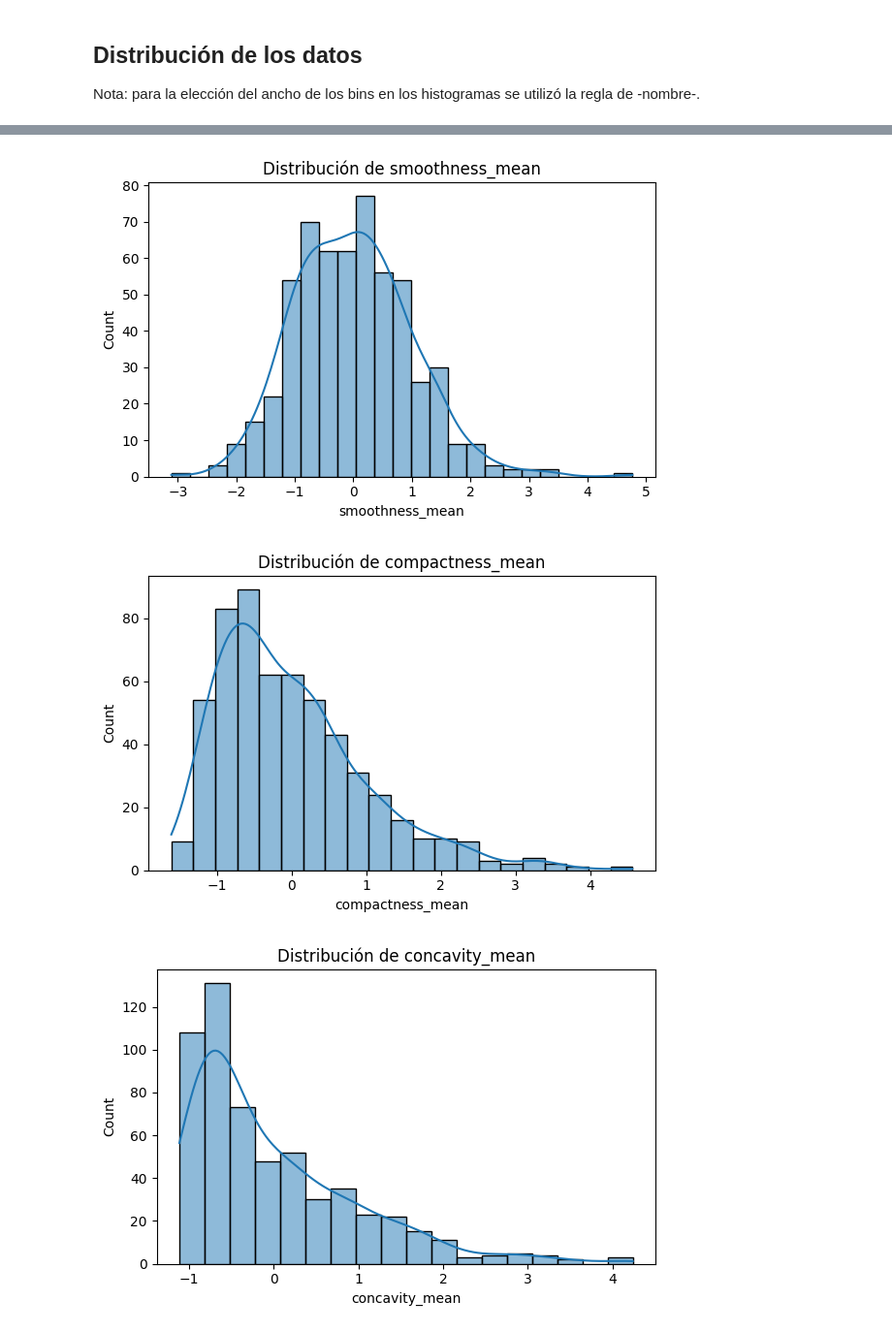
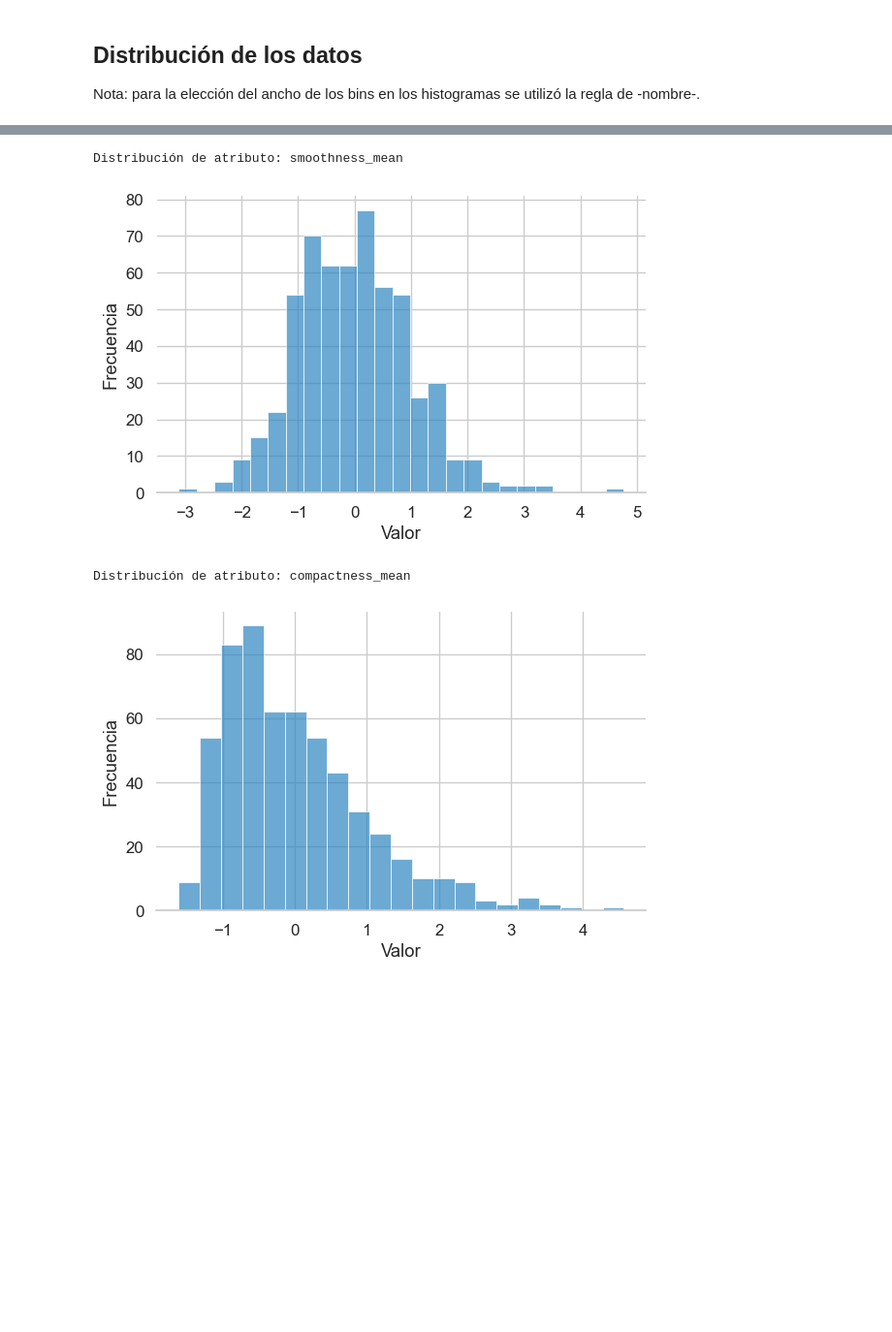
Before and after one commit to matias-cisnero/anomaly-detection-with-autoencoder, a Jupyter notebook: notebooks/EDA.ipynb, the cells around one changed output, grey strips where cells are left out. Shown at 97% size. Drawn from its saved outputs; the diff is of its cells as text; code cells hidden in the pictures; blank space fills up the shorter version.

```diff
--- a/notebooks/EDA.ipynb
+++ b/notebooks/EDA.ipynb
@@ -177,0 +242,24 @@ plt.show()
+# %%
+import matplotlib.pyplot as plt
+import seaborn as sns
+
+plot_df = df.copy()
+plot_df['diagnosis'] = plot_df['diagnosis'].map({0: 'Normal', 1: 'Anómalo'})
+
+sns.set_theme(style="whitegrid", context="notebook", font_scale=1.1)
+
+cols = plot_df.drop(columns=['diagnosis']).columns
+colores = {'Normal': '#2E86C1', 'Anómalo': '#E74C3C'}
+orden_deseado = ['Normal', 'Anómalo']
+
+for col in cols:
+    print(f"Boxplot de atributo: {col}")
+    plt.figure(figsize=(6, 5))
+    sns.boxplot(data=plot_df,  x='diagnosis',  y=col,  hue='diagnosis',  palette=colores,  order=orden_deseado,
+                legend=False, linewidth=1.5, width=0.5, fliersize=3)
+    plt.ylabel('Valor')
+    plt.xlabel('Diagnóstico')
+    #plt.title(col, fontweight='bold', pad=10)
+    sns.despine(left=True, top=True)
+
+    plt.show()
@@ -185,10 +287,17 @@ import seaborn as sns
 
 df_num = df.drop(columns=["diagnosis"])
 
+sns.set_theme(style="whitegrid", context="notebook", font_scale=1.1)
+
 for col in df_num.columns:
+    print(f"Distribución de atributo: {col}")
     plt.figure(figsize=(6, 4))
-    sns.histplot(df_num[col], kde=True)
-    plt.title(f"Distribución de {col}")
+    sns.histplot(df_num[col], kde=False, color='#2E86C1', edgecolor='white', linewidth=0.5, alpha=0.7)
+    #plt.title(col, fontweight='bold', pad=10)
+    plt.ylabel('Frecuencia')
+    plt.xlabel('Valor')
+    sns.despine(left=True, top=True)
     plt.tight_layout()
+
     plt.show()
 # %% [output]
@@ -199,3 +312,4 @@ for col in df_num.columns:
+Distribución de atributo: smoothness_mean
-[figure, old version]
+[figure, new version]
+Distribución de atributo: compactness_mean
-[figure, old version]
+[figure, new version]
-[figure, removed]
```
Also changed, not shown: parts of 7 cells of this notebook, 14 other files.
